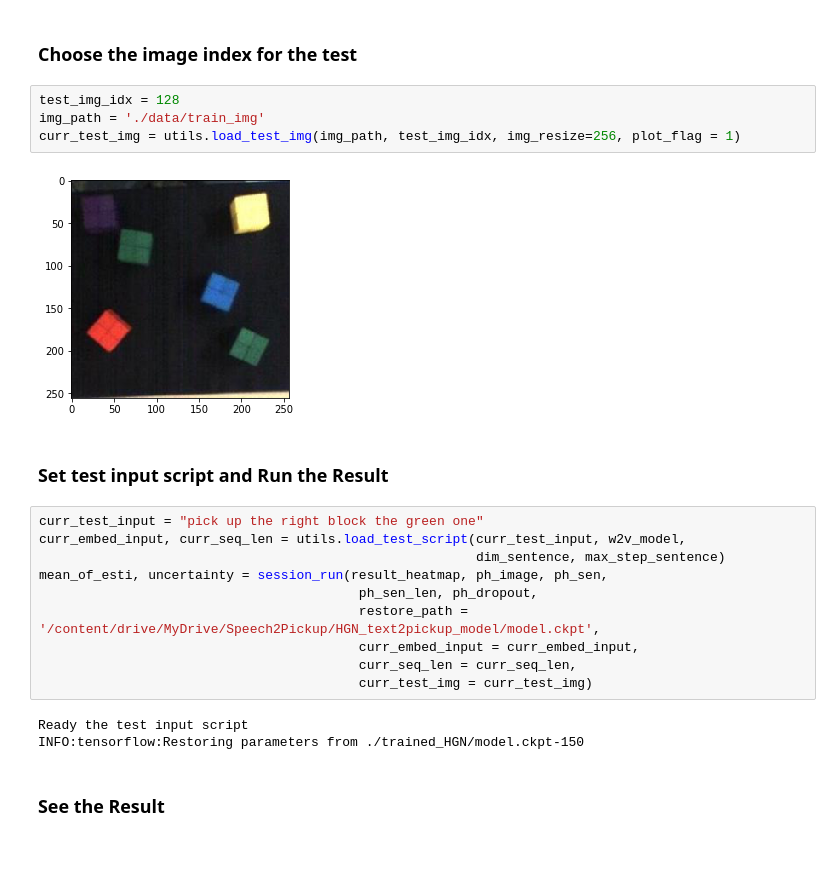
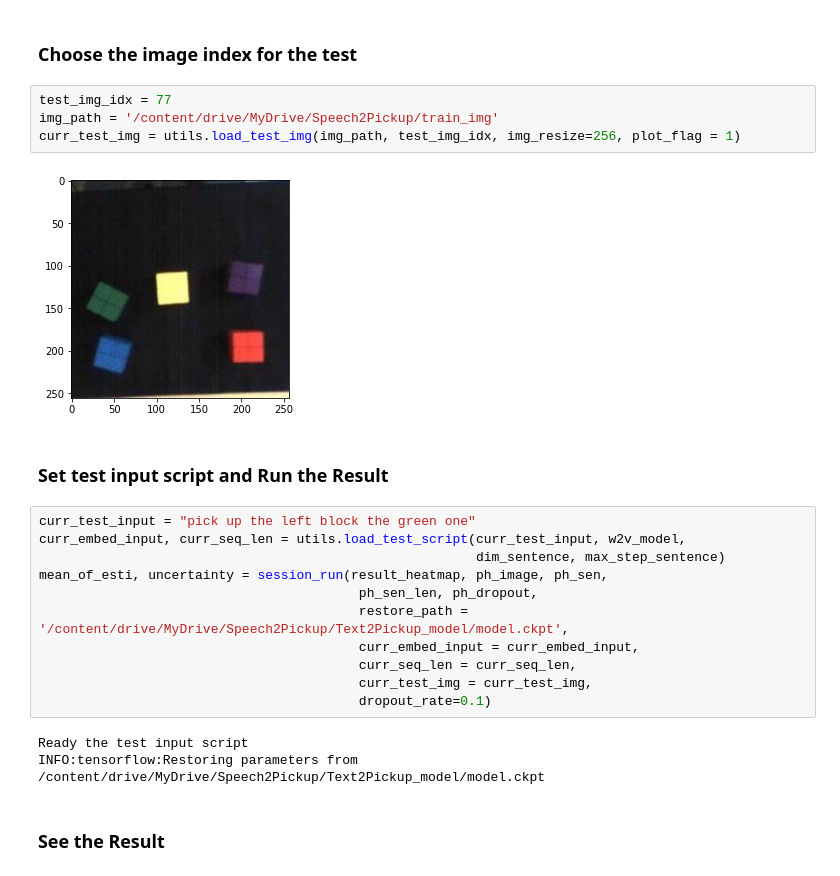
Before and after one commit to awesomericky/Speech2Pickup, a Jupyter notebook: ipynb/run_HGN_text2pickup_test.ipynb, the cells around one changed output. Cells and saved outputs as stored; diff of their text form.

```diff
--- a/ipynb/run_HGN_text2pickup_test.ipynb
+++ b/ipynb/run_HGN_text2pickup_test.ipynb
@@ -54,26 +63,27 @@ Test image index : [127 422  15 390  19 235 138 338  31 318 378 270 465 277  26
 # %% [markdown]
 ### Choose the image index for the test
 # %%
-test_img_idx = 128
-img_path = './data/train_img'
+test_img_idx = 77
+img_path = '/content/drive/MyDrive/Speech2Pickup/train_img'
 curr_test_img = utils.load_test_img(img_path, test_img_idx, img_resize=256, plot_flag = 1)
 # %% [output]
-[figure, old version]
+[figure, new version]
 # %% [markdown]
 ### Set test input script and Run the Result
 # %%
-curr_test_input = "pick up the right block the green one"
+curr_test_input = "pick up the left block the green one"
 curr_embed_input, curr_seq_len = utils.load_test_script(curr_test_input, w2v_model,
                                                         dim_sentence, max_step_sentence)
 mean_of_esti, uncertainty = session_run(result_heatmap, ph_image, ph_sen,
                                          ph_sen_len, ph_dropout,
-                                         restore_path = '/content/drive/MyDrive/Speech2Pickup/HGN_text2pickup_model/model.ckpt',
+                                         restore_path = '/content/drive/MyDrive/Speech2Pickup/Text2Pickup_model/model.ckpt',
                                          curr_embed_input = curr_embed_input,
                                          curr_seq_len = curr_seq_len,
-                                         curr_test_img = curr_test_img)
+                                         curr_test_img = curr_test_img,
+                                         dropout_rate=0.1)
 # %% [output]
 Ready the test input script
-INFO:tensorflow:Restoring parameters from ./trained_HGN/model.ckpt-150
+INFO:tensorflow:Restoring parameters from /content/drive/MyDrive/Speech2Pickup/Text2Pickup_model/model.ckpt
 # %% [markdown]
 ### See the Result
 # %%
```
Also changed, not shown: parts of 16 cells of this notebook, 6 other files.
